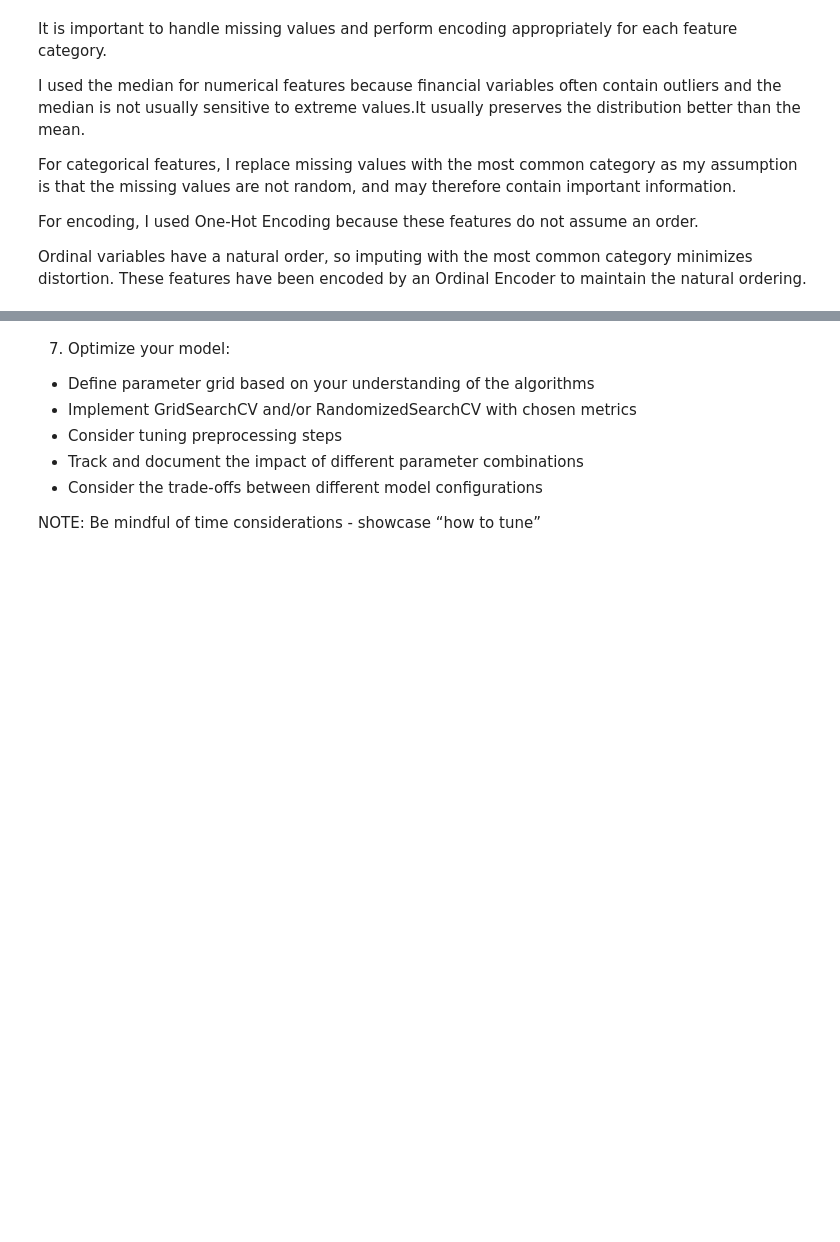
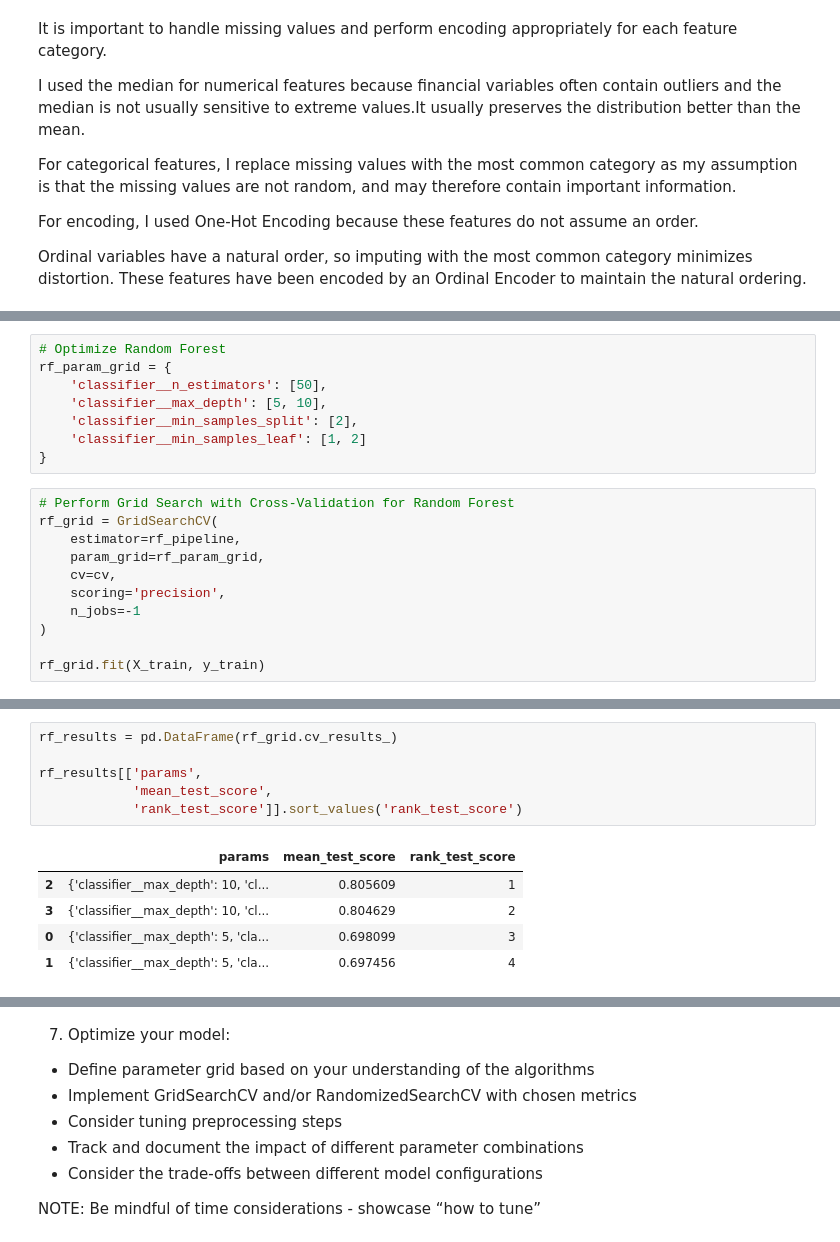
Before and after one commit to nyagayamonica/ML_LoanApproval, a Jupyter notebook: financial_loan_risk.ipynb, the cells around one changed output, grey strips where cells are left out. Cells and saved outputs as stored; diff of their text form; blank space fills up the shorter version.

```diff
--- a/financial_loan_risk.ipynb
+++ b/financial_loan_risk.ipynb
@@ -1157,0 +1371,19 @@ Confusion Matrix
+# %%
+# Optimize Random Forest
+rf_param_grid = {
+    'classifier__n_estimators': [50],
+    'classifier__max_depth': [5, 10],
+    'classifier__min_samples_split': [2],
+    'classifier__min_samples_leaf': [1, 2]
+}
+# %%
+# Perform Grid Search with Cross-Validation for Random Forest
+rf_grid = GridSearchCV(
+    estimator=rf_pipeline,
+    param_grid=rf_param_grid,
+    cv=cv,
+    scoring='precision',
+    n_jobs=-1
+)
+
+rf_grid.fit(X_train, y_train)
@@ -1157,0 +1421,12 @@ Confusion Matrix
+# %%
+rf_results = pd.DataFrame(rf_grid.cv_results_)
+
+rf_results[['params',
+            'mean_test_score',
+            'rank_test_score']].sort_values('rank_test_score')
+# %% [output]
+|  | params | mean_test_score | rank_test_score |
+| 2 | {'classifier__max_depth': 10, 'cl... | 0.805609 | 1 |
+| 3 | {'classifier__max_depth': 10, 'cl... | 0.804629 | 2 |
+| 0 | {'classifier__max_depth': 5, 'cla... | 0.698099 | 3 |
+| 1 | {'classifier__max_depth': 5, 'cla... | 0.697456 | 4 |
```
Also changed, not shown: parts of 36 cells of this notebook.
